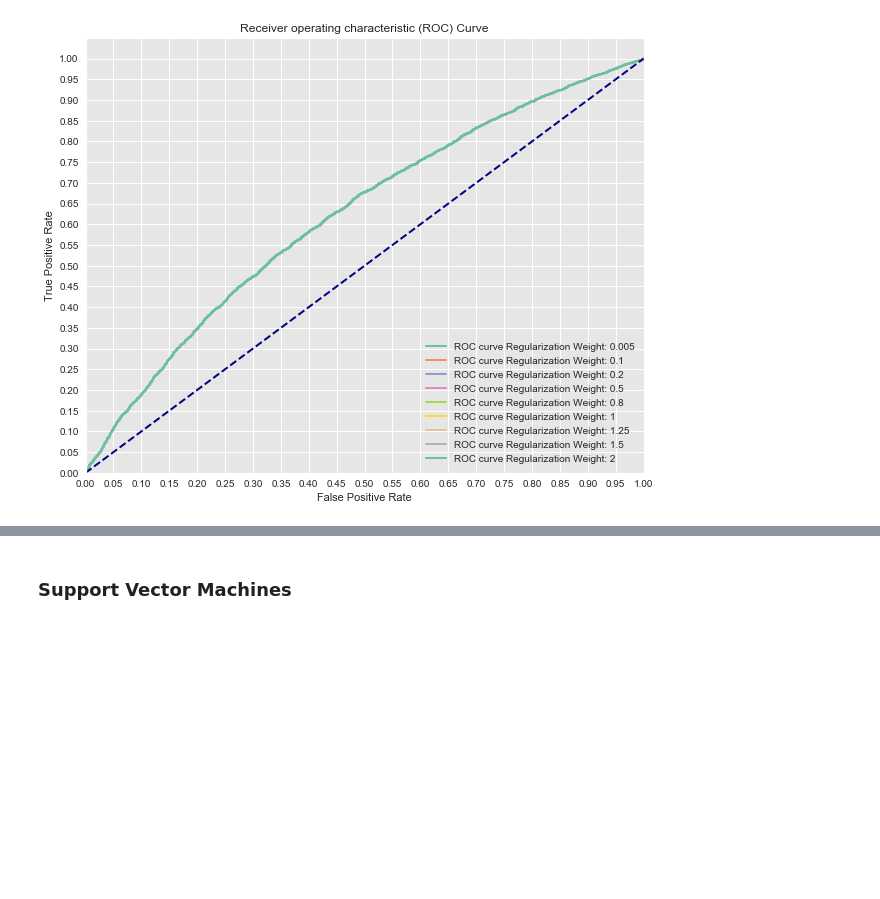
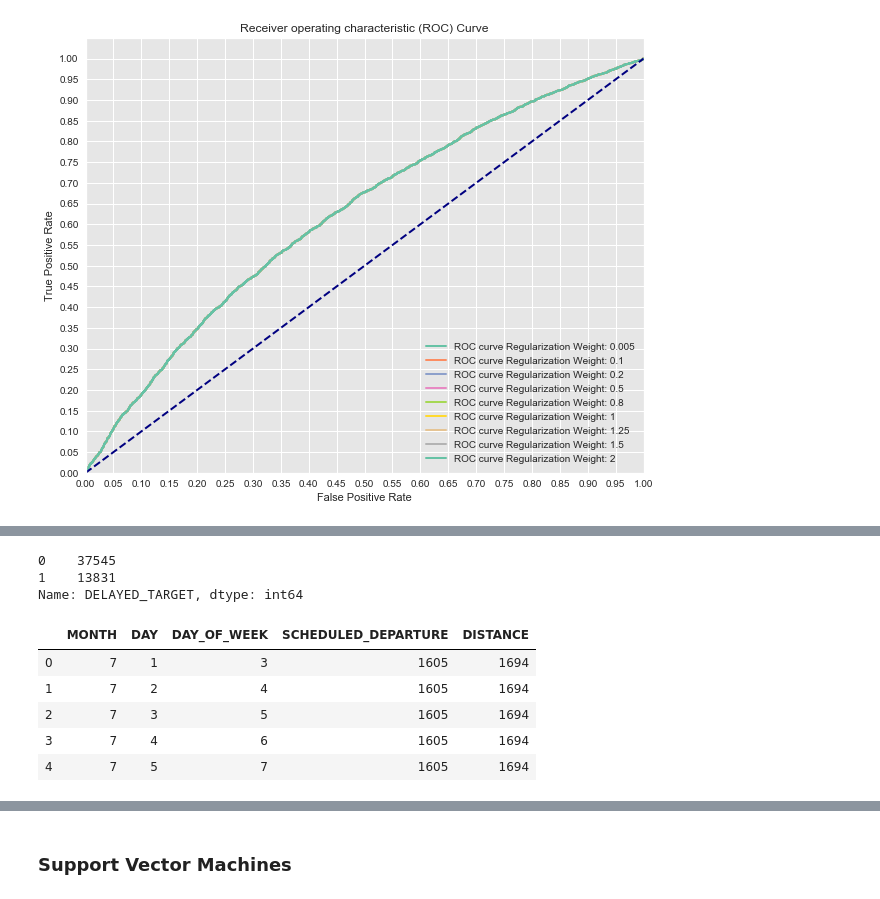
Before and after one commit to petehumphries/Flatiron_Project_5, a Jupyter notebook: PH_flight_delays_and_cancellations_ETL.ipynb, the cells around one changed output, grey strips where cells are left out. Cells and saved outputs as stored; diff of their text form; code cells hidden in the pictures; blank space fills up the shorter version.

```diff
--- a/PH_flight_delays_and_cancellations_ETL.ipynb
+++ b/PH_flight_delays_and_cancellations_ETL.ipynb
@@ -452,0 +488,21 @@ del dff['CANCELLATION_REASON']
+# %%
+import pandas as pd
+# df = pd.read_csv('wisconsin.csv')
+
+# Create the predictor and target variables
+
+y = dff['DELAYED_TARGET']
+X = dff.drop(columns=['DELAYED_TARGET'], axis=1)
+
+print(y.value_counts())
+X.head()
+# %% [output]
+0    37545
+1    13831
+Name: DELAYED_TARGET, dtype: int64
+|  | MONTH | DAY | DAY_OF_WEEK | SCHEDULED_DEPARTURE | DISTANCE |
+| 0 | 7 | 1 | 3 | 1605 | 1694 |
+| 1 | 7 | 2 | 4 | 1605 | 1694 |
+| 2 | 7 | 3 | 5 | 1605 | 1694 |
+| 3 | 7 | 4 | 6 | 1605 | 1694 |
+| 4 | 7 | 5 | 7 | 1605 | 1694 |
```
Also changed, not shown: parts of 15 cells of this notebook.
